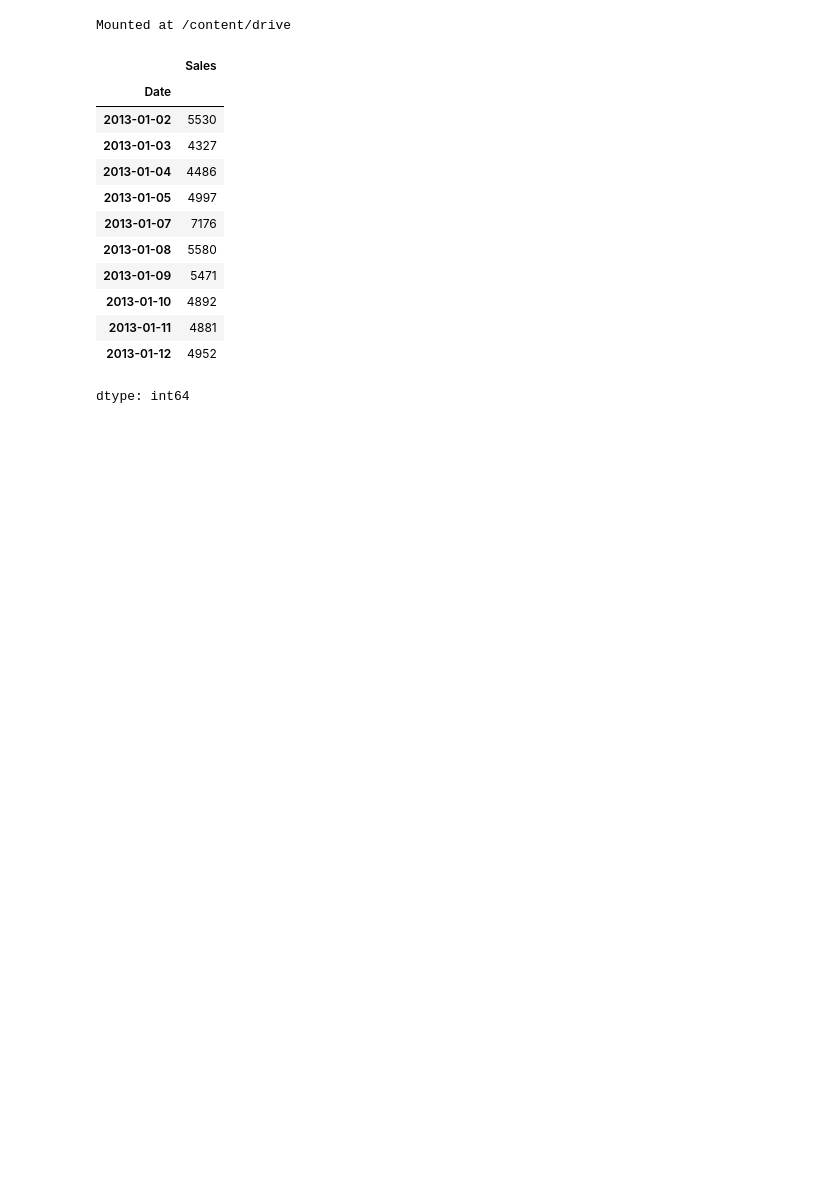
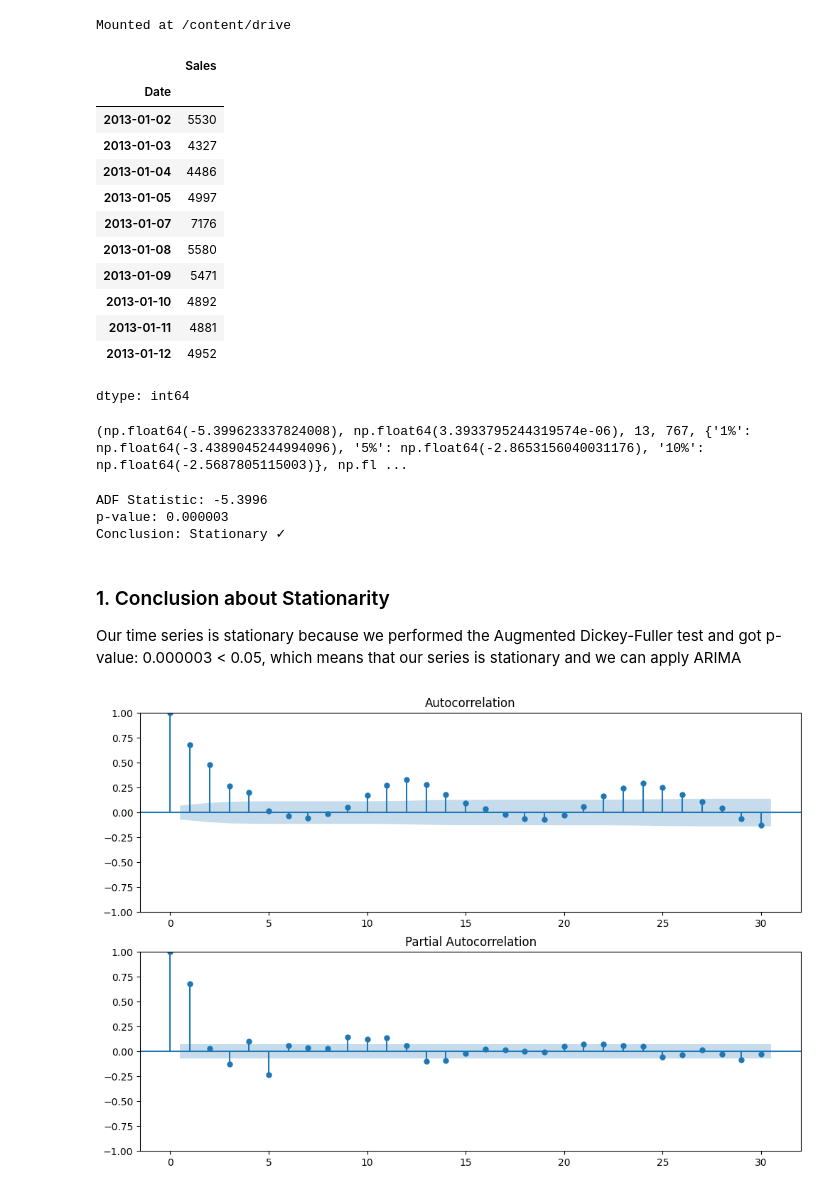
Before and after one commit to Astronom2617/rossmann-sales-forecasting, a Jupyter notebook: rossmann_sarima.ipynb, the cells around one changed output. Saved outputs shown, nothing was run; the diff lists cells and outputs as text; code cells hidden in the pictures; blank space fills up the shorter version.

Commit message:
Add stationarity test (ADF) and ACF/PACF analysis: p=2, d=0, q=1, m=7

```diff
--- a/rossmann_sarima.ipynb
+++ b/rossmann_sarima.ipynb
@@ -35,3 +37,26 @@ store1.head(10)
 | 2013-01-11 | 4881 |
 | 2013-01-12 | 4952 |
 dtype: int64
+# %%
+result = adfuller(store1)
+print(result)
+# %% [output]
+(np.float64(-5.399623337824008), np.float64(3.3933795244319574e-06), 13, 767, {'1%': np.float64(-3.4389045244994096), '5%': np.float64(-2.8653156040031176), '10%': np.float64(-2.5687805115003)}, np.fl ...
+# %%
+print(f'ADF Statistic: {result[0]:.4f}')
+print(f'p-value: {result[1]:.6f}')
+print('Conclusion: Stationary ✓' if result[1] < 0.05 else 'Conclusion: Not Stationary ✗')
+# %% [output]
+ADF Statistic: -5.3996
+p-value: 0.000003
+Conclusion: Stationary ✓
+# %% [markdown]
+### 1. Conclusion about Stationarity
+Our time series is stationary because we performed the Augmented Dickey-Fuller test and got p-value: 0.000003 < 0.05, which means that our series is stationary and we can apply ARIMA
+# %%
+fig, axes = plt.subplots(2, 1, figsize=(12,8))
+plot_acf(store1, lags=30, ax=axes[0])
+plot_pacf(store1, lags=30, ax=axes[1])
+plt.show()
+# %% [output]
+[figure, added]
```
Also changed, not shown: parts of 2 cells of this notebook.
